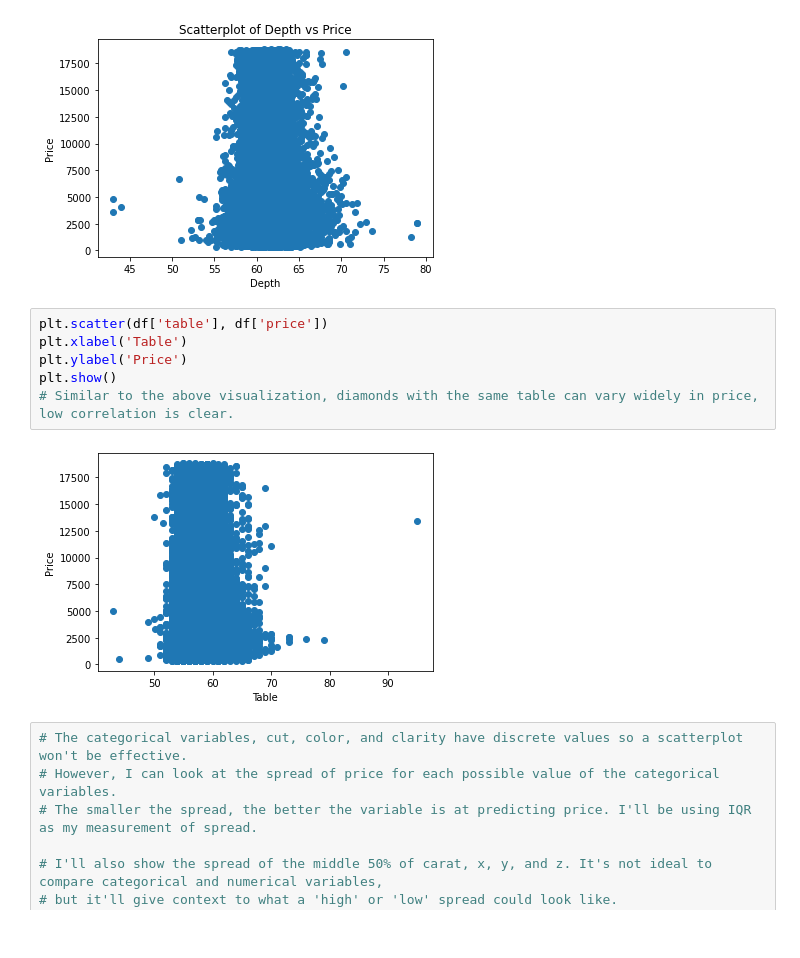
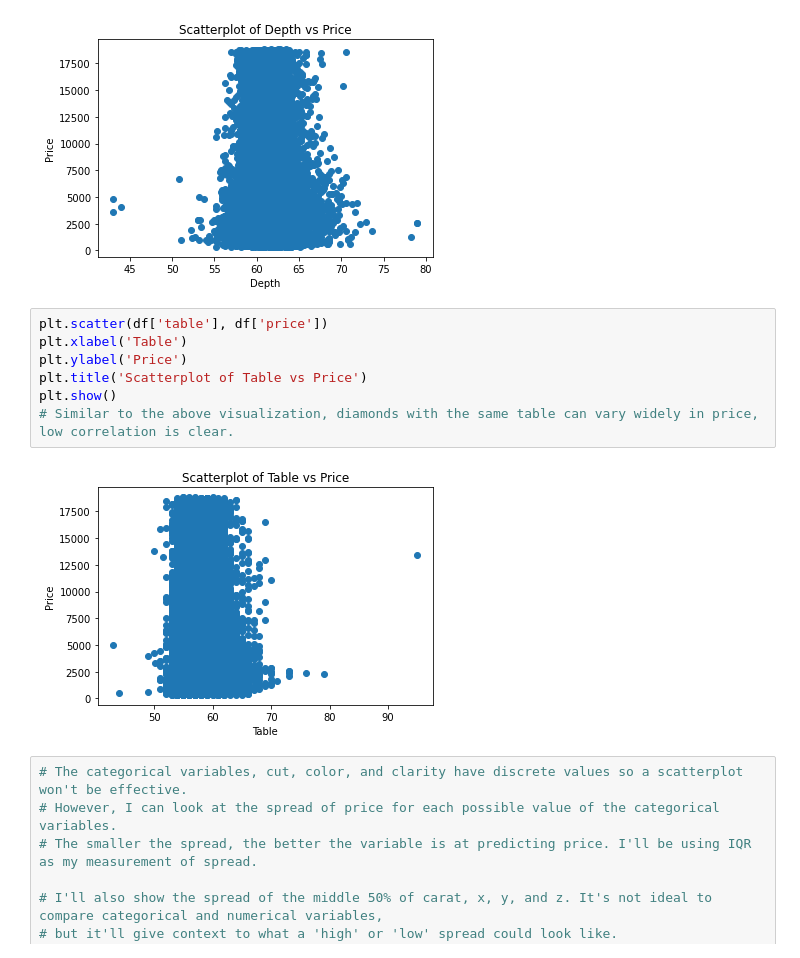
Before and after one commit to dealom/Diamond-Prices-Regression, a Jupyter notebook: Diamond Price Prediction Models.ipynb, the cells around one changed output. Saved outputs shown, nothing was run; the diff lists cells and outputs as text.

```diff
--- a/Diamond Price Prediction Models.ipynb
+++ b/Diamond Price Prediction Models.ipynb
@@ -69,11 +69,12 @@ plt.show()
 # %%
 plt.scatter(df['table'], df['price'])
 plt.xlabel('Table')
 plt.ylabel('Price')
+plt.title('Scatterplot of Table vs Price')
 plt.show()
 # Similar to the above visualization, diamonds with the same table can vary widely in price, low correlation is clear.
 # %% [output]
-[figure, old version]
+[figure, new version]
 # %%
 # The categorical variables, cut, color, and clarity have discrete values so a scatterplot won't be effective.
 # However, I can look at the spread of price for each possible value of the categorical variables.
```
Also changed, not shown: parts of 4 cells of this notebook, 1 other file.
